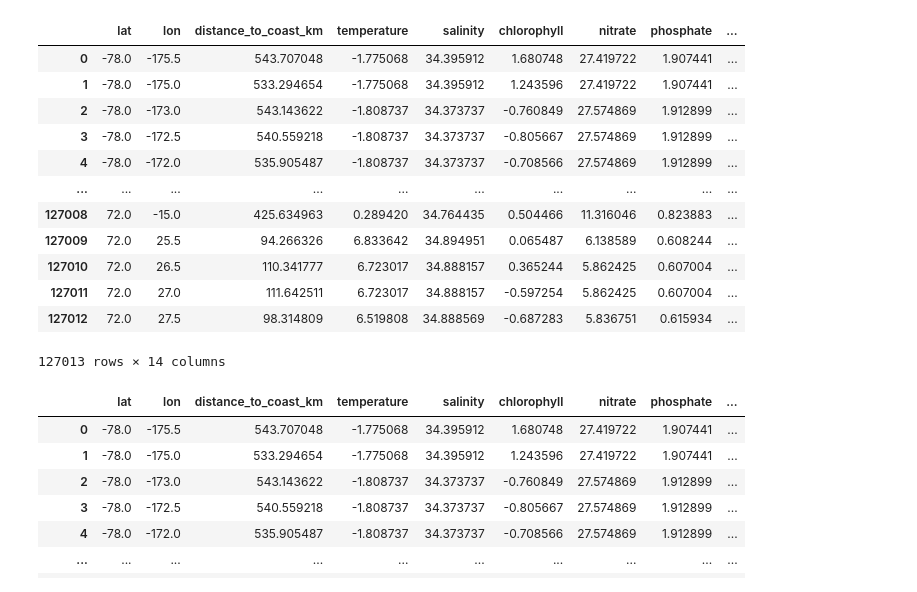
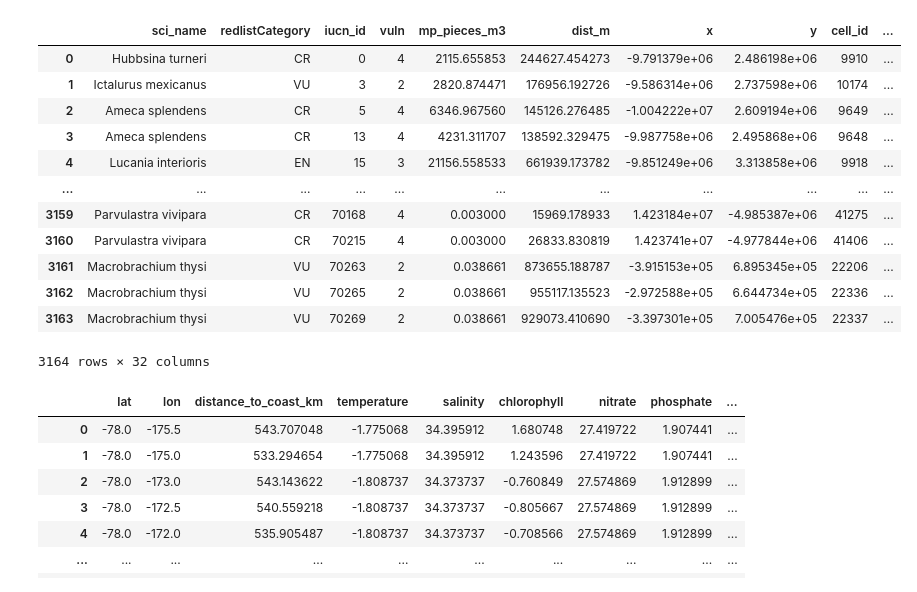
Before and after one commit to 4GeeksAcademy/loreykil_proyecto_final, a Jupyter notebook: pruebas.ipynb, the cells around one changed output. Cells and saved outputs as stored; diff of their text form; code cells hidden in the pictures.

Commit message:
revision hazard pressure

```diff
--- a/pruebas.ipynb
+++ b/pruebas.ipynb
@@ -1,22 +1,22 @@
 # %%
 import geopandas as gpd
 # %%
-gdf = gpd.read_file("data/Predicciones/mapa_continuo.gpkg")
+gdf = gpd.read_file("data/grid_indice/hazard_index_grid_final.gpkg")
 gdf
 # %% [output]
-|  | lat | lon | distance_to_coast_km | temperature | salinity | chlorophyll | nitrate | phosphate | ... |
-| 0 | -78.0 | -175.5 | 543.707048 | -1.775068 | 34.395912 | 1.680748 | 27.419722 | 1.907441 | ... |
-| 1 | -78.0 | -175.0 | 533.294654 | -1.775068 | 34.395912 | 1.243596 | 27.419722 | 1.907441 | ... |
-| 2 | -78.0 | -173.0 | 543.143622 | -1.808737 | 34.373737 | -0.760849 | 27.574869 | 1.912899 | ... |
-| 3 | -78.0 | -172.5 | 540.559218 | -1.808737 | 34.373737 | -0.805667 | 27.574869 | 1.912899 | ... |
-| 4 | -78.0 | -172.0 | 535.905487 | -1.808737 | 34.373737 | -0.708566 | 27.574869 | 1.912899 | ... |
-| ... | ... | ... | ... | ... | ... | ... | ... | ... | ... |
-| 127008 | 72.0 | -15.0 | 425.634963 | 0.289420 | 34.764435 | 0.504466 | 11.316046 | 0.823883 | ... |
-| 127009 | 72.0 | 25.5 | 94.266326 | 6.833642 | 34.894951 | 0.065487 | 6.138589 | 0.608244 | ... |
-| 127010 | 72.0 | 26.5 | 110.341777 | 6.723017 | 34.888157 | 0.365244 | 5.862425 | 0.607004 | ... |
-| 127011 | 72.0 | 27.0 | 111.642511 | 6.723017 | 34.888157 | -0.597254 | 5.862425 | 0.607004 | ... |
-| 127012 | 72.0 | 27.5 | 98.314809 | 6.519808 | 34.888569 | -0.687283 | 5.836751 | 0.615934 | ... |
+|  | sci_name | redlistCategory | iucn_id | vuln | mp_pieces_m3 | dist_m | x | y | cell_id | ... |
+| 0 | Hubbsina turneri | CR | 0 | 4 | 2115.655853 | 244627.454273 | -9.791379e+06 | 2.486198e+06 | 9910 | ... |
+| 1 | Ictalurus mexicanus | VU | 3 | 2 | 2820.874471 | 176956.192726 | -9.586314e+06 | 2.737598e+06 | 10174 | ... |
+| 2 | Ameca splendens | CR | 5 | 4 | 6346.967560 | 145126.276485 | -1.004222e+07 | 2.609194e+06 | 9649 | ... |
+| 3 | Ameca splendens | CR | 13 | 4 | 4231.311707 | 138592.329475 | -9.987758e+06 | 2.495868e+06 | 9648 | ... |
+| 4 | Lucania interioris | EN | 15 | 3 | 21156.558533 | 661939.173782 | -9.851249e+06 | 3.313858e+06 | 9918 | ... |
+| ... | ... | ... | ... | ... | ... | ... | ... | ... | ... | ... |
+| 3159 | Parvulastra vivipara | CR | 70168 | 4 | 0.003000 | 15969.178933 | 1.423184e+07 | -4.985387e+06 | 41275 | ... |
+| 3160 | Parvulastra vivipara | CR | 70215 | 4 | 0.003000 | 26833.830819 | 1.423741e+07 | -4.977844e+06 | 41406 | ... |
+| 3161 | Macrobrachium thysi | VU | 70263 | 2 | 0.038661 | 873655.188787 | -3.915153e+05 | 6.895345e+05 | 22206 | ... |
+| 3162 | Macrobrachium thysi | VU | 70265 | 2 | 0.038661 | 955117.135523 | -2.972588e+05 | 6.644734e+05 | 22336 | ... |
+| 3163 | Macrobrachium thysi | VU | 70269 | 2 | 0.038661 | 929073.410690 | -3.397301e+05 | 7.005476e+05 | 22337 | ... |
-127013 rows × 14 columns
+3164 rows × 32 columns
 # %%
 gdf_profile = gpd.read_file("data/grid_ocean/grilla_agua_perfiles.gpkg")
 gdf_profile
```
Also changed, not shown: parts of 5 cells of this notebook, 2 other files.
